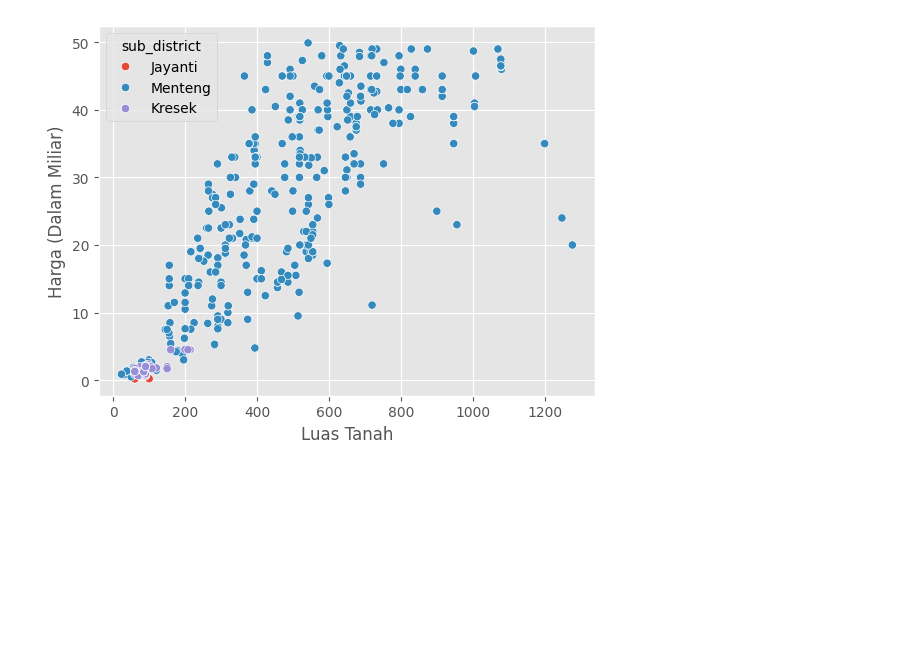
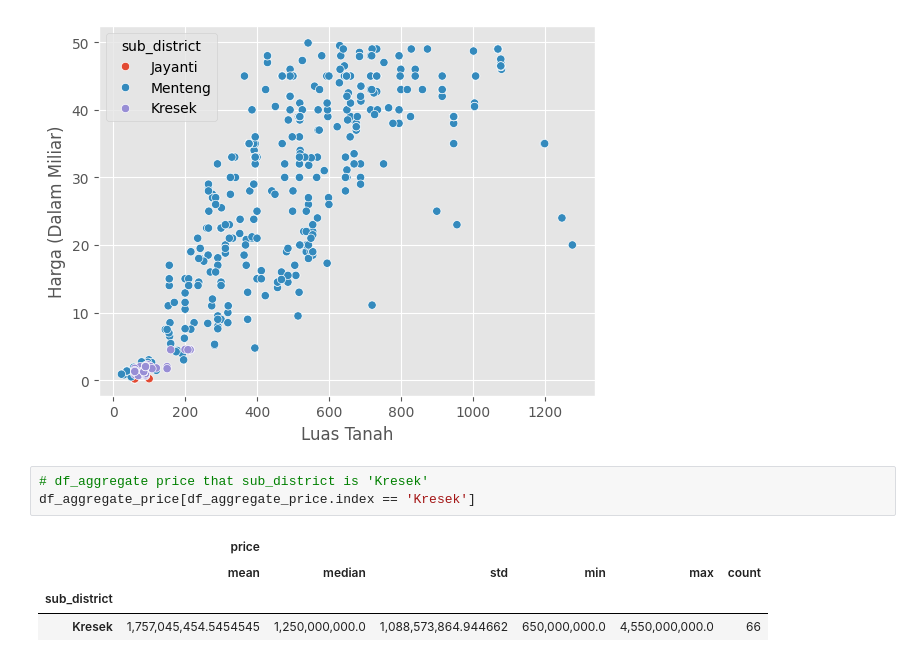
Before and after one commit to geraldabrhm/house-price-scrap-jabodetabek, a Jupyter notebook: analysis/notebook.ipynb, the cells around one changed output. Cells and saved outputs as stored; diff of their text form; blank space fills up the shorter version.

```diff
--- a/analysis/notebook.ipynb
+++ b/analysis/notebook.ipynb
@@ -569,3 +602,11 @@ plt.gca().get_yaxis().set_major_formatter(
 )
 # %% [output]
 [figure]
+# %%
+# df_aggregate price that sub_district is 'Kresek'
+df_aggregate_price[df_aggregate_price.index == 'Kresek']
+# %% [output]
+|  | price |  |  |  |  |  |
+|  | mean | median | std | min | max | count |
+| sub_district |  |  |  |  |  |  |
+| Kresek | 1,757,045,454.5454545 | 1,250,000,000.0 | 1,088,573,864.944662 | 650,000,000.0 | 4,550,000,000.0 | 66 |
```
Also changed, not shown: parts of 3 cells of this notebook.
